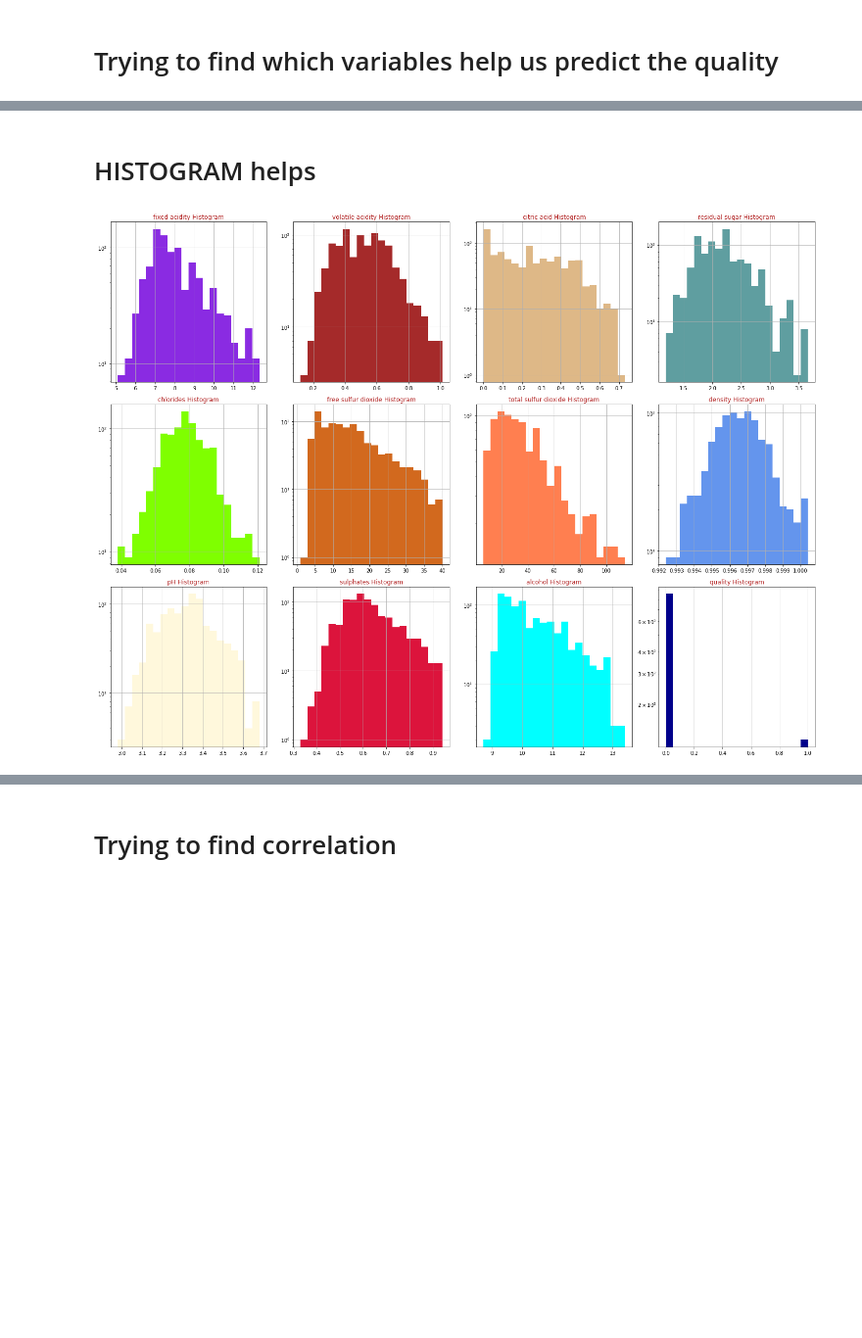
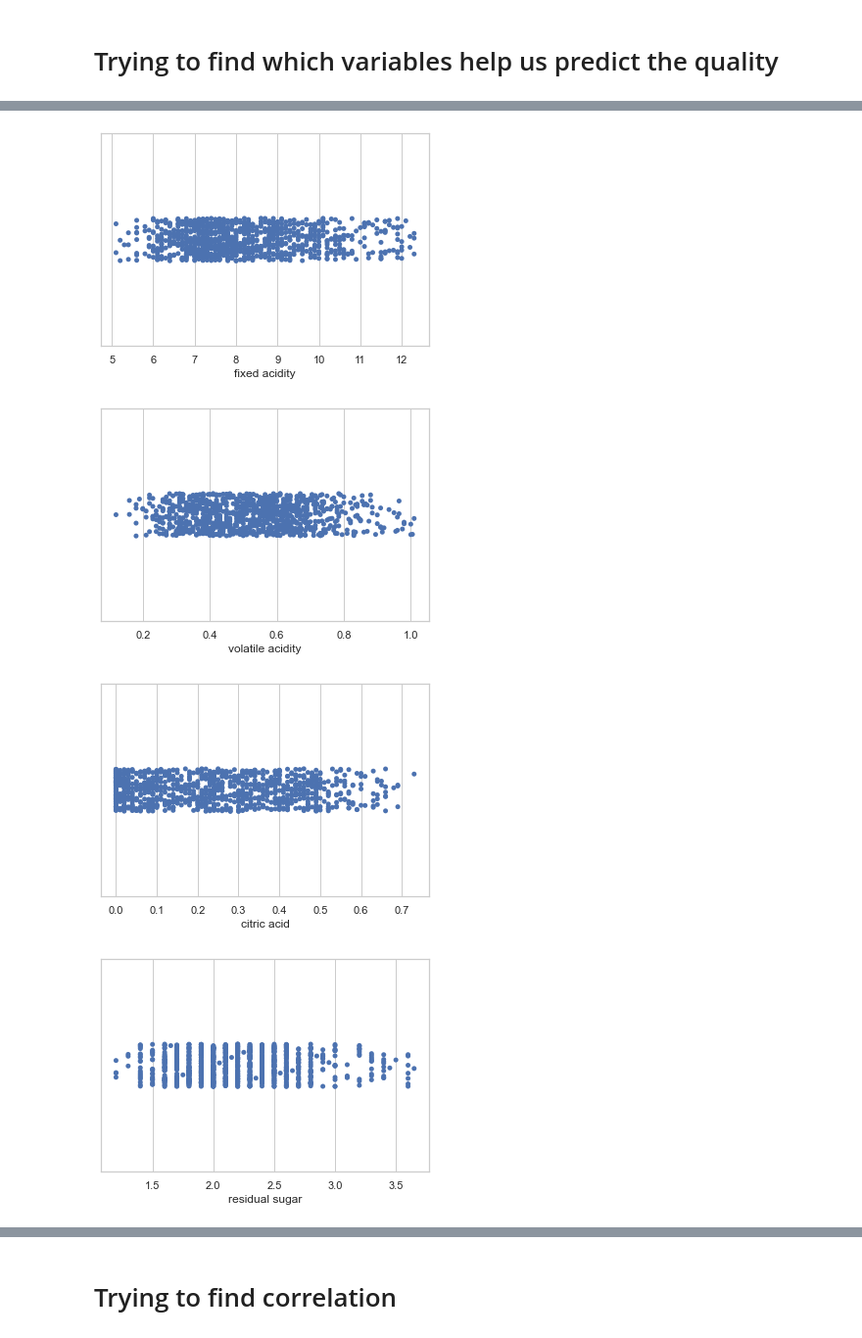
Before and after one commit to danxuZhang/WineQuality, a Jupyter notebook: src/eda.ipynb, the cells around one changed output, grey strips where cells are left out. Shown at 98% size. Cells and saved outputs as stored; diff of their text form; code cells hidden in the pictures; blank space fills up the shorter version.

```diff
--- a/src/eda.ipynb
+++ b/src/eda.ipynb
@@ -88,6 +92,10 @@ for var in variables:
 # %% [markdown]
 # Finding which level has the highest frequency
 # %%
+col_names = ["Variable", "Largest Count"]
+data = []
 for var in variables:
-    print(f"{df[var].value_counts().nlargest(1)}")
+    data.append([var, df[var].value_counts().nlargest(1)])
+
+print(tabulate(data, headers=col_names))
 # %% [output]
@@ -119,4 +116,0 @@ sb.boxplot(x = 'FIXED_ACIDITY', y = 'QUALITY', data=df)
-# %%
-for var in variables:
-    f = plt.figure(figsize=(20, 10))
-    sb.boxplot(x=var, y='quality', data=df)
@@ -135,17 +117,12 @@ for var in variables:
-# %% [markdown]
-# HISTOGRAM helps
-# %%
-
-colors = list(mcolors.CSS4_COLORS.keys())[10:]
-def draw_histograms(dataframe, features, rows, cols):
-    fig=plt.figure(figsize=(20,40))
-    for i, feature in enumerate(features):
-        ax=fig.add_subplot(rows,cols,i+1)
-        dataframe[feature].hist(bins=20,ax=ax,facecolor=colors[i])
-        ax.set_title(feature+" Histogram",color=colors[35])
-        ax.set_yscale('log')
-    fig.tight_layout()
-    plt.show()
-draw_histograms(df,df.columns,8,4)
-# %% [output]
-[figure, removed]
+# %%
+sb.set_theme(style="whitegrid")
+sb.load_dataset
+
+for var in variables:
+    ax = sb.stripplot(x = df[var])
+    plt.show()
+# %% [output]
+[figure, added]
+[figure, added]
+[figure, added]
+[figure, added]
```
Also changed, not shown: parts of 12 cells of this notebook.
